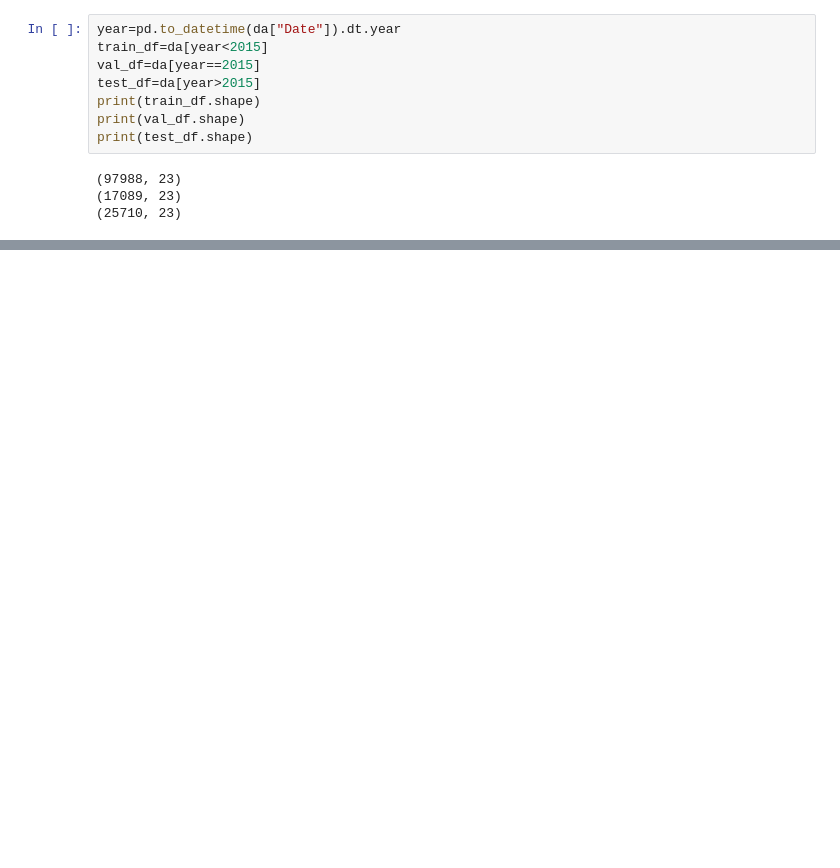
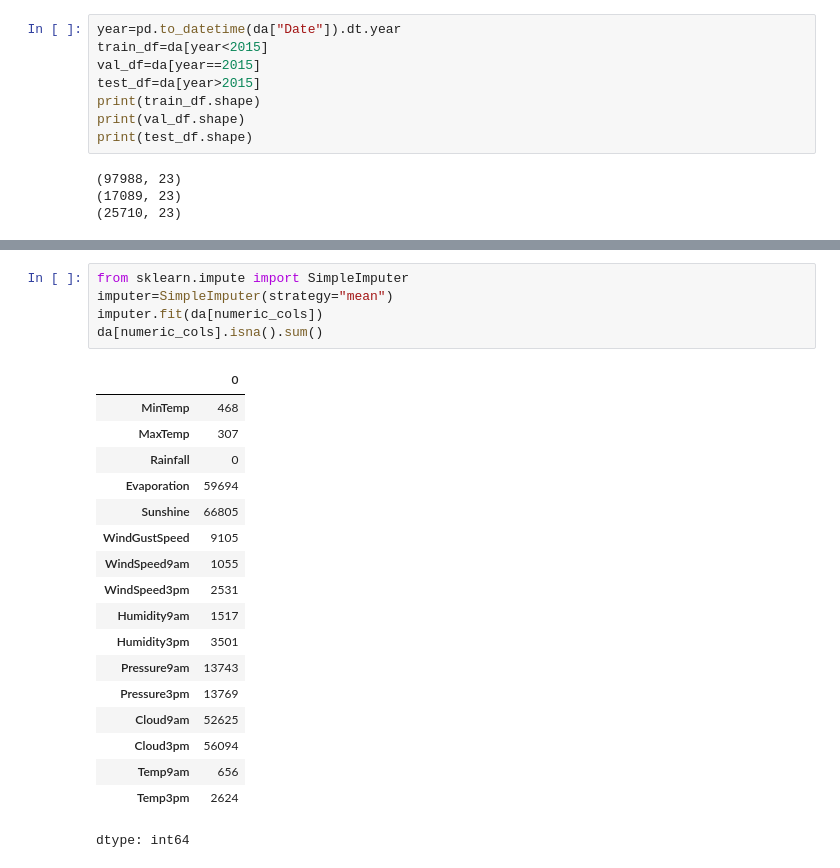
Before and after one commit to keshav123333/temperatureprdiction-freecodecamp, a Jupyter notebook: Untitled1.ipynb, the cells around one changed output, grey strips where cells are left out. Saved outputs shown, nothing was run; the diff lists cells and outputs as text; blank space fills up the shorter version.

```diff
--- a/Untitled1.ipynb
+++ b/Untitled1.ipynb
@@ -57,0 +153,24 @@ print(test_df.shape)
+# %%
+from sklearn.impute import SimpleImputer
+imputer=SimpleImputer(strategy="mean")
+imputer.fit(da[numeric_cols])
+da[numeric_cols].isna().sum()
+# %% [output]
+|  | 0 |
+| MinTemp | 468 |
+| MaxTemp | 307 |
+| Rainfall | 0 |
+| Evaporation | 59694 |
+| Sunshine | 66805 |
+| WindGustSpeed | 9105 |
+| WindSpeed9am | 1055 |
+| WindSpeed3pm | 2531 |
+| Humidity9am | 1517 |
+| Humidity3pm | 3501 |
+| Pressure9am | 13743 |
+| Pressure3pm | 13769 |
+| Cloud9am | 52625 |
+| Cloud3pm | 56094 |
+| Temp9am | 656 |
+| Temp3pm | 2624 |
+dtype: int64
```
Also changed, not shown: parts of 16 cells of this notebook.
